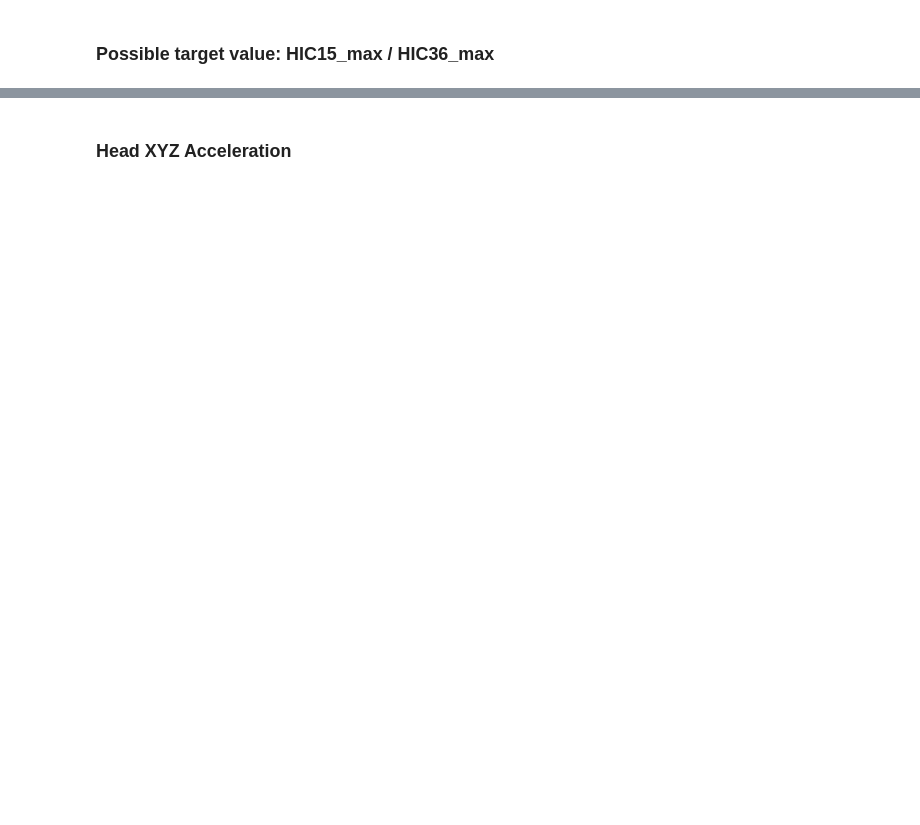
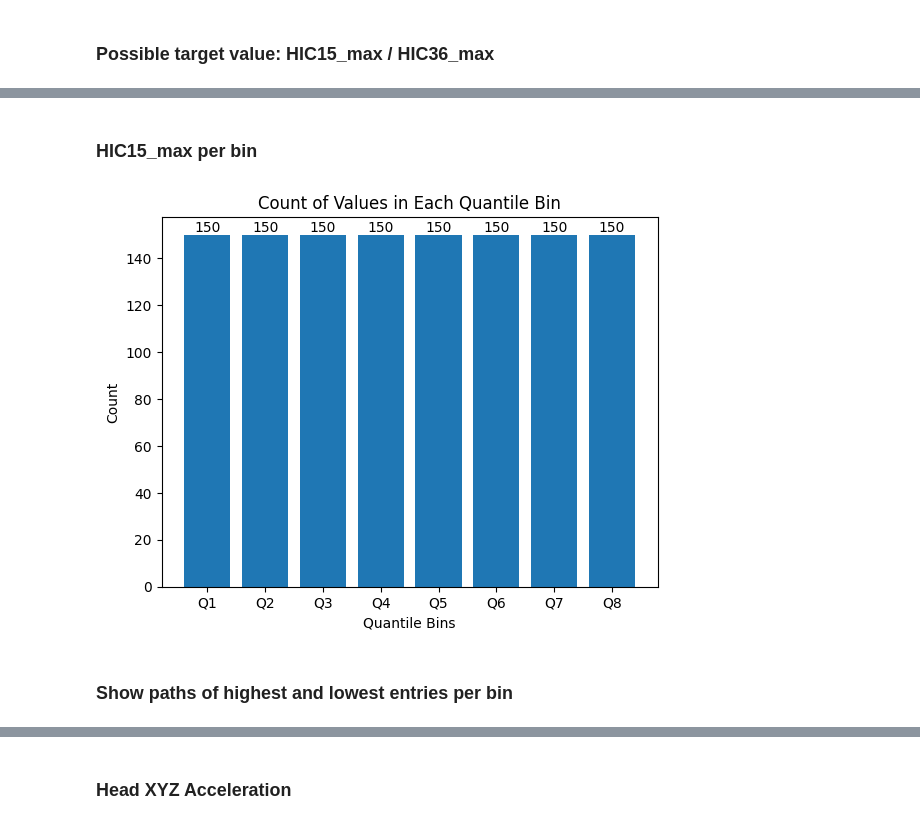
Before and after one commit to gkonto/ped-crash-simulation-ai, a Jupyter notebook: pedestrian_crash.ipynb, the cells around one changed output, grey strips where cells are left out. Saved outputs shown, nothing was run; the diff lists cells and outputs as text; code cells hidden in the pictures; blank space fills up the shorter version.

```diff
--- a/pedestrian_crash.ipynb
+++ b/pedestrian_crash.ipynb
@@ -58,0 +198,2 @@ df = reader.convert_to_dataframe()
+# %%
+df = df.drop(columns=["Position"], errors="ignore")
@@ -58,0 +242,24 @@ df = reader.convert_to_dataframe()
+# %%
+# Create the DataFrame
+data = {
+    'Front_Height': [770, 715, 880, 935],
+    'Hood_Front_Width': [1160, 1080, 1100, 1388],
+    'Hood_Back_Width': [1460, 1440, 1460, 1520],
+    'Hood_Length': [1070, 1140, 870, 1105],
+    'Hood_Angle': [11, 10, 12.3, 10],
+    'Windscreen_Length': [816, 801, 930, 900],
+    'Windscreen_Angle': [30, 27, 30, 31]
+}
+
+# New DataFrame with additional columns based on 'CarProfile'
+index_labels = ['FCR', 'RDS', 'MPV', 'SUV']
+temp_df = pd.DataFrame(data, index=index_labels)
+
+# Map the new columns to original_df based on 'CarProfile'
+for col in temp_df.columns:
+    df[col] = df['CarProfile'].map(temp_df[col])
+
+# Drop the 'CarProfile' column
+# df = df.drop(columns=['CarProfile'])
+
+print(df.head())
@@ -158,0 +427,24 @@ plt.show()
+# %% [markdown]
+### HIC15_max per bin
+# %%
+# Count the occurrences of each bin
+bin_counts = df['HIC15_max_binned'].value_counts().sort_index()
+
+# Create the bar plot
+fig, ax = plt.subplots()
+bars = ax.bar(bin_counts.index, bin_counts.values)
+
+# Add labels on the bars
+ax.bar_label(bars)
+
+# Add labels and title for clarity
+plt.xlabel('Quantile Bins')
+plt.ylabel('Count')
+plt.title('Count of Values in Each Quantile Bin')
+
+# Display the plot
+plt.show()
+# %% [output]
+[figure, added]
+# %% [markdown]
+### Show paths of highest and lowest entries per bin
```
Also changed, not shown: parts of 43 cells of this notebook, 18 other files.
